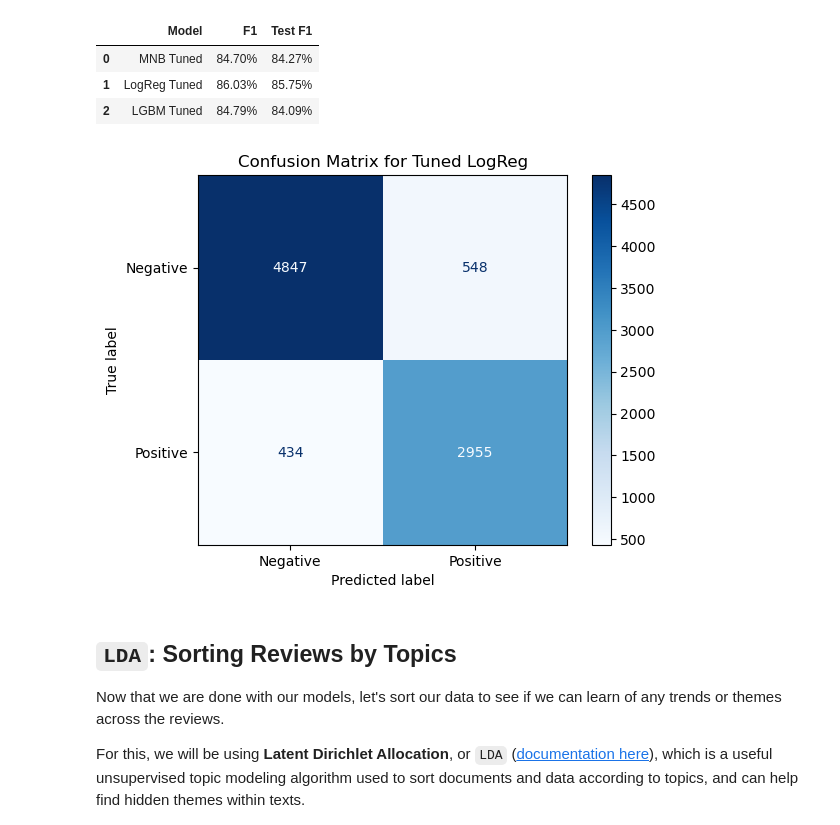
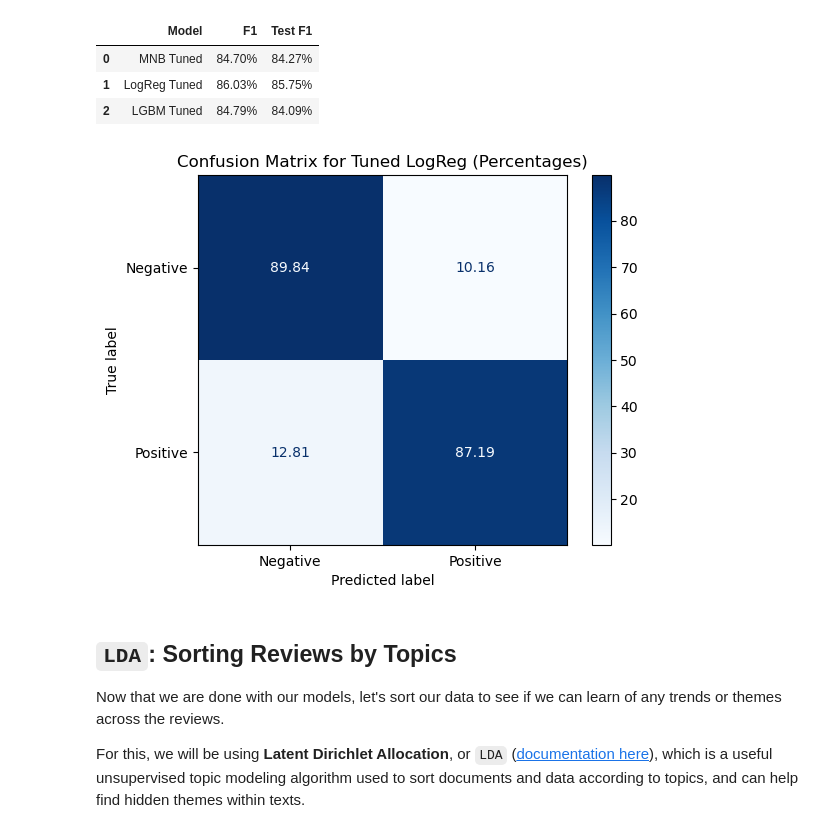
Before and after one commit to momopajamas/predicting_netflix_user_reviews, a Jupyter notebook: notebook.ipynb, the cells around one changed output. Saved outputs shown, nothing was run; the diff lists cells and outputs as text; code cells hidden in the pictures.

Commit message:
Notebook-Saving/Uploading Visualizations

```diff
--- a/notebook.ipynb
+++ b/notebook.ipynb
@@ -870,13 +871,15 @@ final_results_df
 | 2 | LGBM Tuned | 84.79% | 84.09% |
 # %%
 cm = confusion_matrix(y_test, y_test_pred_tuned_logreg)
+cm_percent = cm.astype('float') / cm.sum(axis=1, keepdims=True) * 100  # converting to percentages
 
-cm_display = ConfusionMatrixDisplay(confusion_matrix=cm, display_labels=['Negative', 'Positive'])
-cm_display.plot(cmap=plt.cm.Blues)
-plt.title('Confusion Matrix for Tuned LogReg')
+cm_display = ConfusionMatrixDisplay(confusion_matrix=cm_percent, display_labels=['Negative', 'Positive'])
+cm_display.plot(cmap=plt.cm.Blues, values_format=".2f")  # format to 2 decimal places
+plt.savefig('images/confusion_matrix.png', dpi=300, bbox_inches='tight')  # saving the image
+plt.title('Confusion Matrix for Tuned LogReg (Percentages)')
 plt.show()
 # %% [output]
-[figure, old version]
+[figure, new version]
 # %% [markdown]
 ## `LDA`: Sorting Reviews by Topics
 
```
Also changed, not shown: parts of 1 cell of this notebook, 2 other files.
